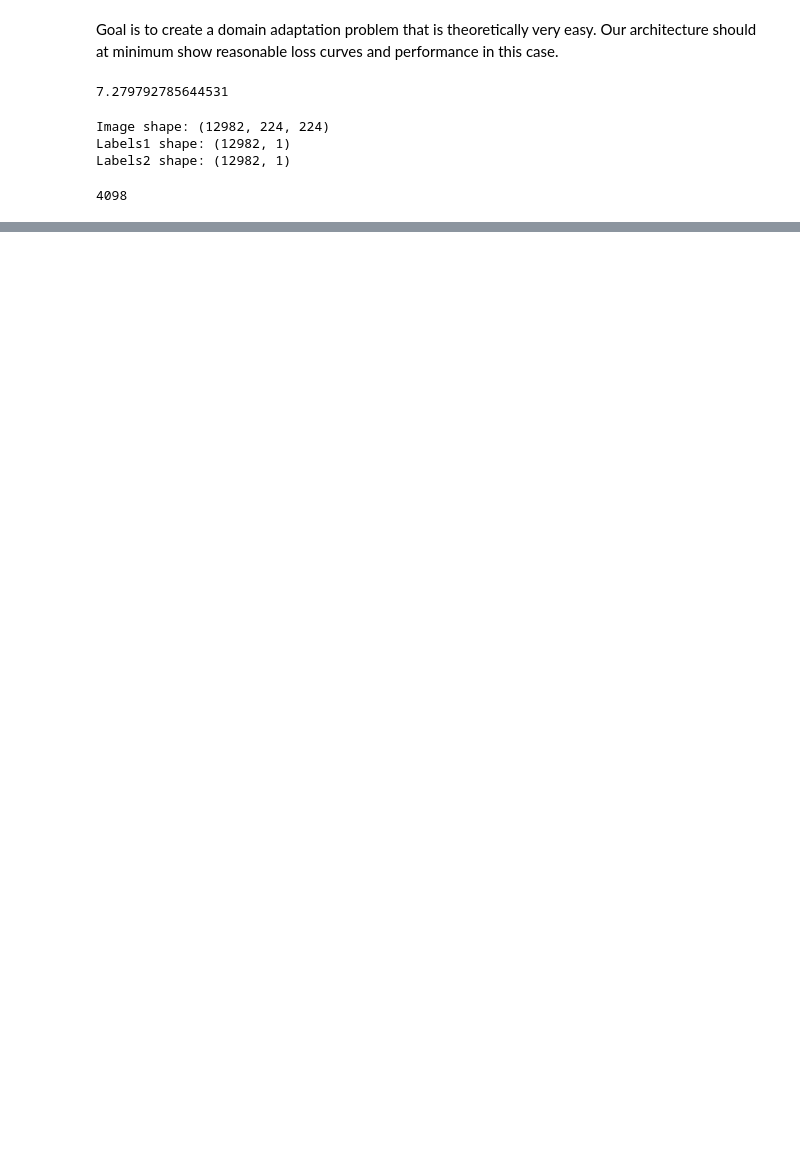
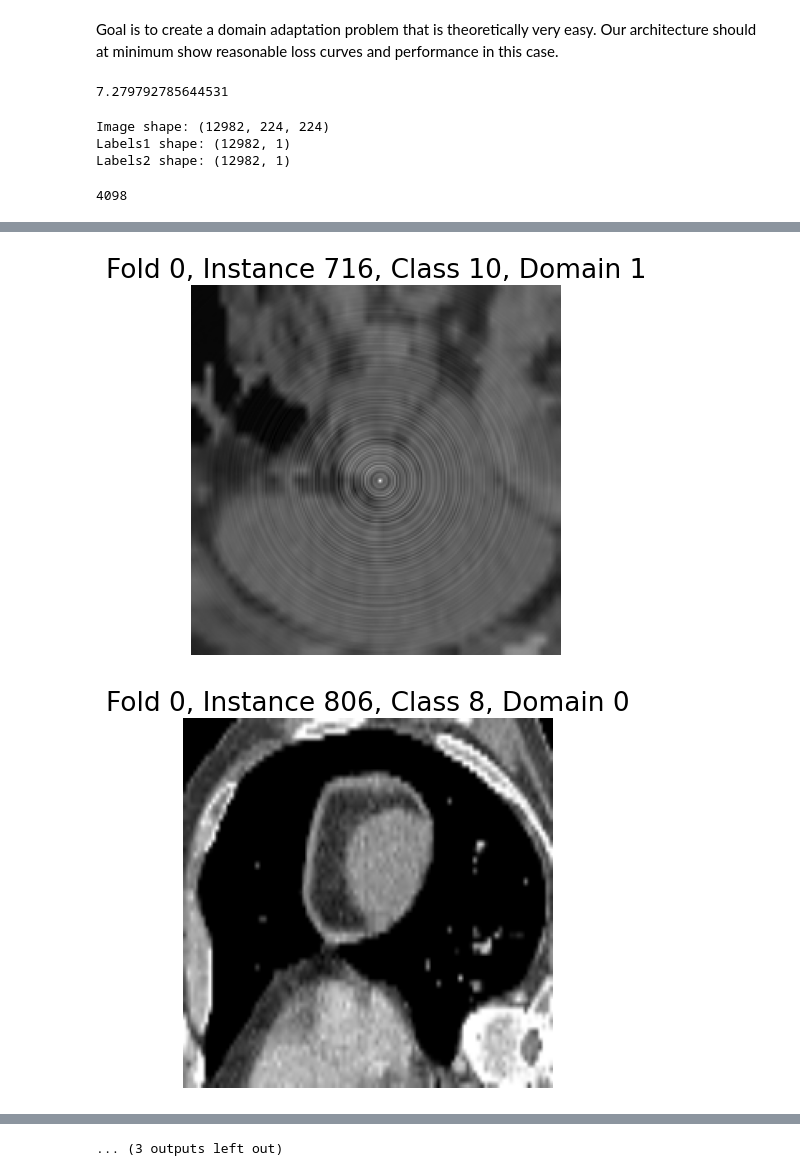
Before and after one commit to JustinCheung168/domain-adaptation-ct, a Jupyter notebook: notebooks/misc/generate_toy_dataset.ipynb, the cells around one changed output, grey strips where cells are left out. Drawn from its saved outputs; the diff is of its cells as text; code cells hidden in the pictures; blank space fills up the shorter version.

```diff
--- a/notebooks/misc/generate_toy_dataset.ipynb
+++ b/notebooks/misc/generate_toy_dataset.ipynb
@@ -104,7 +112,11 @@ for fold_num in range(len(toy_fold_datasets)):
 # %%
 # Quick check that images seem correctly associated with labels
-for fold_num in range(len(toy_fold_datasets)):
+for fold_num in range(toy_num_folds):
+    toy_fold_dataset = TwoLabelDataset.load(f"/data/toy/fold{fold_num}.npz", convert_grayscale_to_rgb=False)
     for i in range(3):
         sample_num = random.randint(0, toy_est_fold_size-1) # Don't need to seed, want to see random sampling of images
-        sample = toy_fold_datasets[fold_num][sample_num]
+        sample = toy_fold_dataset[sample_num]
         ImShowGray.imshow(sample['pixel_values'].squeeze(), title=f"Fold {fold_num}, Instance {sample_num}, Class {sample['labels1']}, Domain {sample['labels2']}")
+# %% [output]
+[figure, added]
+[figure, added]
@@ -110,0 +133 @@ for fold_num in range(len(toy_fold_datasets)):
+... (3 outputs left out)
```
Also changed, not shown: parts of 4 cells of this notebook.
